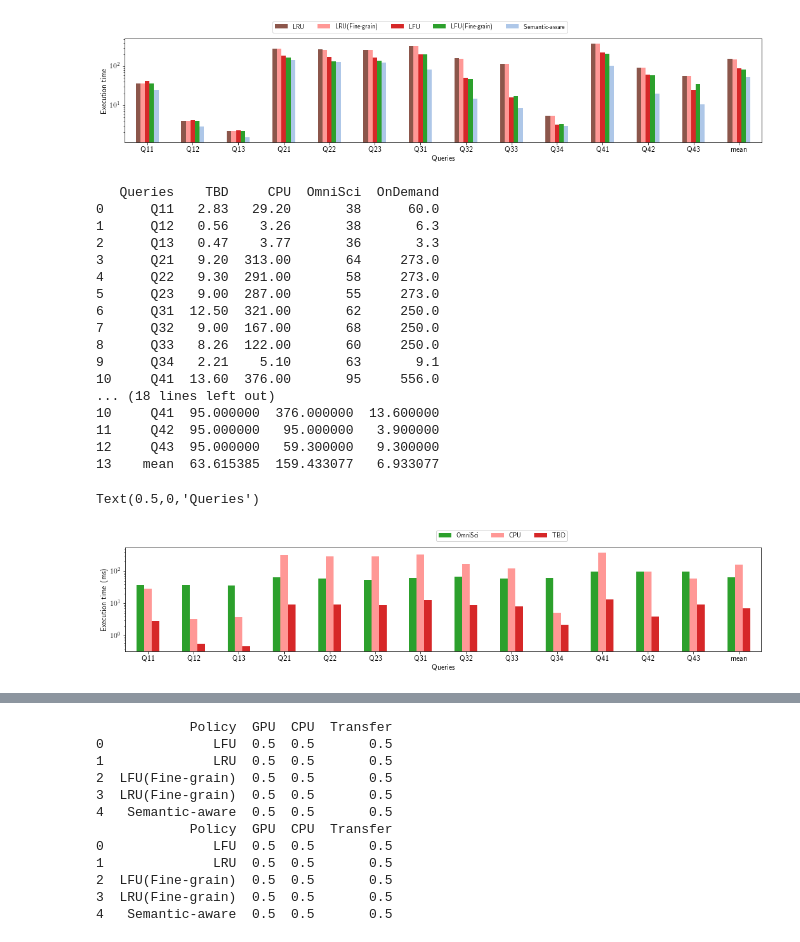
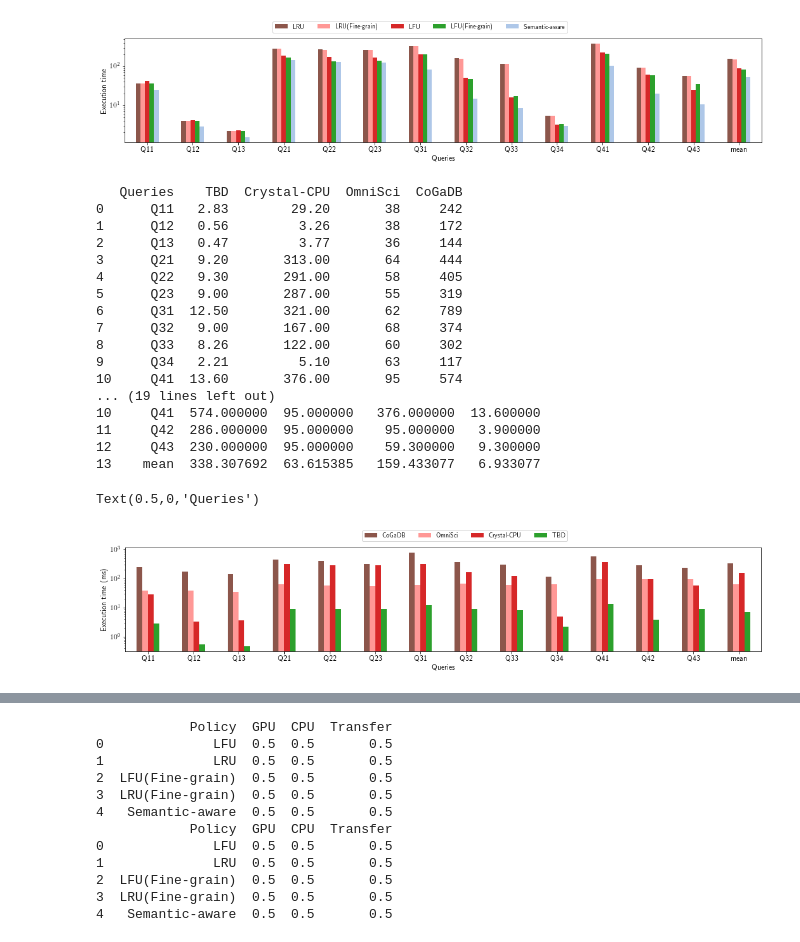
Before and after one commit to bwyogatama/Mordred-Deprecated, a Jupyter notebook: final.ipynb, the cells around one changed output, grey strips where cells are left out. Cells and saved outputs as stored; diff of their text form; code cells hidden in the pictures.

```diff
--- a/final.ipynb
+++ b/final.ipynb
@@ -1457,67 +1454,67 @@ import json
 import io
 
 data = {}
 
 
-data = """Queries,TBD,CPU,OmniSci,OnDemand
-Q11, 2.83, 29.2, 38, 60
-Q12, 0.56, 3.26, 38, 6.3
-Q13, 0.47, 3.77, 36, 3.3
-Q21, 9.2, 313, 64, 273
-Q22, 9.3, 291, 58, 273
-Q23, 9.0, 287, 55, 273
-Q31, 12.5, 321, 62, 250
-Q32, 9, 167, 68, 250
-Q33, 8.26, 122, 60, 250
-Q34, 2.21, 5.1, 63, 9.1
-Q41, 13.6, 376, 95, 556
-Q42, 3.9, 95, 95, 135
-Q43, 9.3, 59.3, 95, 144
+data = """Queries,TBD,Crystal-CPU,OmniSci,CoGaDB
+Q11, 2.83, 29.2, 38, 242
+Q12, 0.56, 3.26, 38, 172
+Q13, 0.47, 3.77, 36, 144
+Q21, 9.2, 313, 64, 444
+Q22, 9.3, 291, 58, 405
+Q23, 9.0, 287, 55, 319
+Q31, 12.5, 321, 62, 789
+Q32, 9, 167, 68, 374
+Q33, 8.26, 122, 60, 302
+Q34, 2.21, 5.1, 63, 117
+Q41, 13.6, 376, 95, 574
+Q42, 3.9, 95, 95, 286
+Q43, 9.3, 59.3, 95, 230
 """
 
 df = pd.read_csv(io.StringIO(data))
 
 print(df)
 
-df = df[['Queries','OmniSci', 'CPU', 'TBD']]
+df = df[['Queries','CoGaDB','OmniSci', 'Crystal-CPU', 'TBD']]
 
 df2 = df.mean(axis = 0)
 df2['Queries'] = 'mean'
 
 print(df2)
 
 df = df.append(df2, ignore_index = True)
 
 print(df)
 
-my_colors = list(islice(cycle([tableau20[4], tableau20[7], tableau20[6], tableau20[4], tableau20[1], tableau20[2], 'k']), None, len(df)))
+my_colors = list(islice(cycle([tableau20[10], tableau20[7], tableau20[6], tableau20[4], tableau20[1], tableau20[2], 'k']), None, len(df)))
 
 plt.rcParams["figure.figsize"] = (18,3)
 fig, ax = plt.subplots()
 ax.set_yscale('log')
 df.set_index('Queries').plot(kind='bar', ax = ax, rot=0, color=my_colors, fontsize=12).legend(ncol=4, bbox_to_anchor=(0.7, 1.2))
 ax.set_ylabel("Execution time (ms)", fontsize=12)
 ax.set_xlabel("Queries", fontsize=12)
 # %% [output]
-   Queries    TBD     CPU  OmniSci  OnDemand
-0      Q11   2.83   29.20       38      60.0
-1      Q12   0.56    3.26       38       6.3
-2      Q13   0.47    3.77       36       3.3
-3      Q21   9.20  313.00       64     273.0
-4      Q22   9.30  291.00       58     273.0
-5      Q23   9.00  287.00       55     273.0
-6      Q31  12.50  321.00       62     250.0
-7      Q32   9.00  167.00       68     250.0
-8      Q33   8.26  122.00       60     250.0
-9      Q34   2.21    5.10       63       9.1
-10     Q41  13.60  376.00       95     556.0
-... (18 lines left out)
-10     Q41  95.000000  376.000000  13.600000
-11     Q42  95.000000   95.000000   3.900000
-12     Q43  95.000000   59.300000   9.300000
-13    mean  63.615385  159.433077   6.933077
+   Queries    TBD  Crystal-CPU  OmniSci  CoGaDB
+0      Q11   2.83        29.20       38     242
+1      Q12   0.56         3.26       38     172
+2      Q13   0.47         3.77       36     144
+3      Q21   9.20       313.00       64     444
+4      Q22   9.30       291.00       58     405
+5      Q23   9.00       287.00       55     319
+6      Q31  12.50       321.00       62     789
+7      Q32   9.00       167.00       68     374
+8      Q33   8.26       122.00       60     302
+9      Q34   2.21         5.10       63     117
+10     Q41  13.60       376.00       95     574
+... (19 lines left out)
+10     Q41  574.000000  95.000000   376.000000  13.600000
+11     Q42  286.000000  95.000000    95.000000   3.900000
+12     Q43  230.000000  95.000000    59.300000   9.300000
+13    mean  338.307692  63.615385   159.433077   6.933077
 Text(0.5,0,'Queries')
-[figure, old version]
+[figure, new version]
 # %%
 import json
 import io
```
Also changed, not shown: parts of 6 cells of this notebook, 16 other files.
